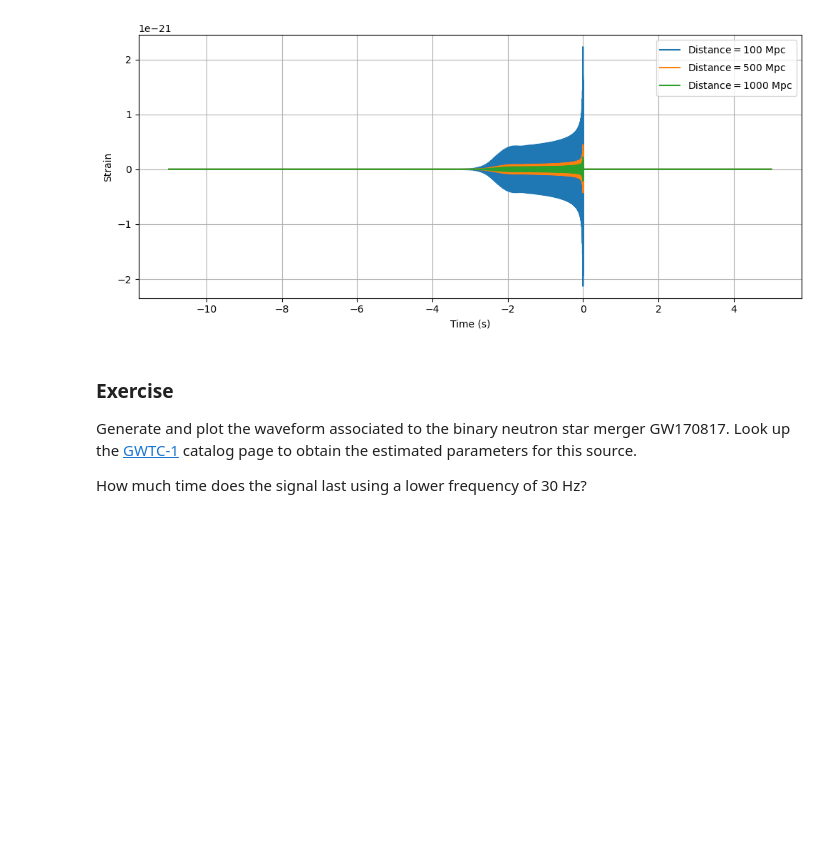
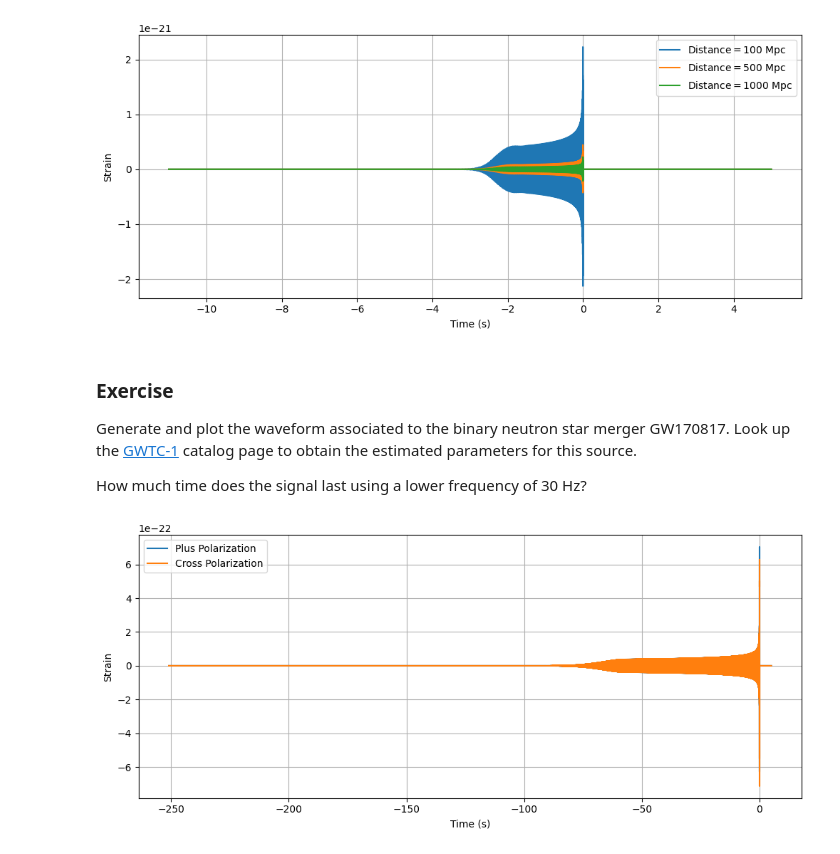
Before and after one commit to dpl5435/GWOSC-Project, a Jupyter notebook: Tutorials/Day_1/Tuto_1.4_Generating_waveforms.ipynb, the cells around one changed output. Cells and saved outputs as stored; diff of their text form; code cells hidden in the pictures; blank space fills up the shorter version.

```diff
--- a/Tutorials/Day_1/Tuto_1.4_Generating_waveforms.ipynb
+++ b/Tutorials/Day_1/Tuto_1.4_Generating_waveforms.ipynb
@@ -161,3 +161,32 @@ plt.show()
 Generate and plot the waveform associated to the binary neutron star merger GW170817. Look up the [GWTC-1](https://gwosc.org/GWTC-1/) catalog page to obtain the estimated parameters for this source.
 
 How much time does the signal last using a lower frequency of 30 Hz?
+# %%
+# Import packages and set inline plotting
+from pycbc.waveform import get_td_waveform
+import pylab
+%matplotlib inline
+
+
+# Parameters obtained from GWTC-1
+m1 = 1.46 # solar mass units
+m2 = 1.27 # solar mass units
+d = 40 # Megaparsec units
+
+hp, hc = get_td_waveform(approximant="IMRPhenomD",
+mass1 = m1,
+mass2 = m2,
+distance = d,
+delta_t = 1.0/16384,
+f_lower = 30)
+
+pylab.figure(figsize=pylab.figaspect(0.4))
+pylab.plot(hp.sample_times, hp, label='Plus Polarization')
+pylab.plot(hp.sample_times, hc, label='Cross Polarization')
+pylab.xlabel('Time (s)')
+pylab.ylabel('Strain')
+pylab.legend()
+pylab.grid()
+pylab.show()
+# %% [output]
+[figure, added]
```
Also changed, not shown: parts of 1 cell of this notebook.
